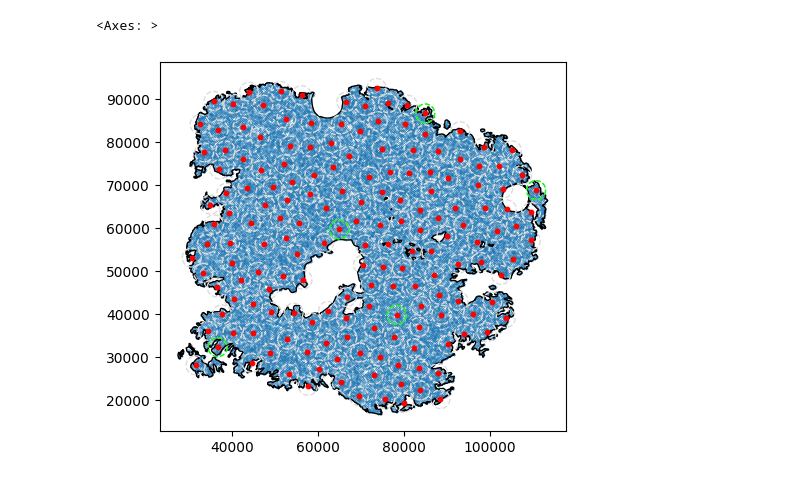
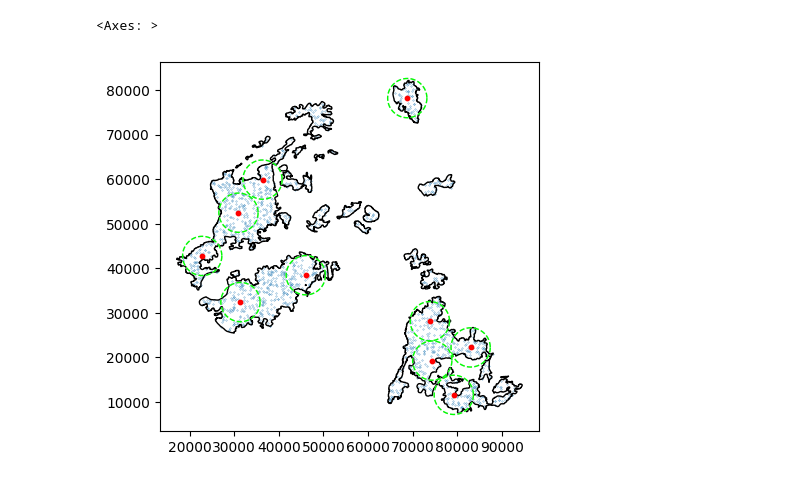
Before and after one commit to M-Fotheringham/Whole-Slide_vs_TMA_Sampling, a Jupyter notebook: src/SimuSamp/new_funcs/compute/test.ipynb, the cells around one changed output. Cells and saved outputs as stored; diff of their text form; code cells hidden in the pictures.

```diff
--- a/src/SimuSamp/new_funcs/compute/test.ipynb
+++ b/src/SimuSamp/new_funcs/compute/test.ipynb
@@ -70,5 +20,5 @@ Name: 2, dtype: object
 # %%
-spatdat = SpatDat(sampleid="08_J", parent_filepath=parent_filepath)
+spatdat = SpatDat(sampleid="03_B", parent_filepath=parent_filepath)
 # %%
 cells = spatdat.subset_cells("extended_partition")
 tum_cells = spatdat.subset_cells("tumour")
@@ -80,8 +30,7 @@ outer_im = spatdat.subset_annotation("outer_IM")
 # %%
 im_polygon = gpd.GeoDataFrame(geometry=[im])
 # %%
-pgon = tum
-polygon = gpd.GeoDataFrame(geometry=[pgon])
+tum_polygon = gpd.GeoDataFrame(geometry=[tum])
 # %%
 def int_area(point, poly, r=0.2):
 
@@ -168,21 +117,21 @@ plt.plot(*core.exterior.xy)
 # %%
-res = sample_n_cores(spatdat, region="tumour", core_radius=0.5, n_core_list=[5], iterations=5)
+res = sample_n_cores(spatdat, region="tumour")
 # %%
 eligible_points = gpd.GeoDataFrame(res, geometry="eligible_points")
 sampled_cores = gpd.GeoDataFrame(res, geometry="cores")
 # %%
-idx = 0
-radius = eligible_points.iloc[[idx]]["core_radius"][0]
-region = eligible_points.iloc[[idx]]["region"][0]
+idx = 2999
+radius = eligible_points.iloc[[idx]]["core_radius"][idx]
+region = eligible_points.iloc[[idx]]["region"][idx]
 spatdat.poisson_cells[region].plot(markersize=0.05)
-polygon.plot(ax=plt.gca(), color="None")
+tum_polygon.plot(ax=plt.gca(), color="None")
 if region == "IM":
     im_polygon.plot(ax=plt.gca(), color="None", edgecolor="black", linestyle="--")
 eligible_points.iloc[[idx]].plot(ax=plt.gca(), color="red", markersize=10)
 eligible_points.iloc[[idx]].buffer(radius * 1000 / microns_per_pixel).plot(ax=plt.gca(), color="None", edgecolor="gainsboro", linestyle="--")
 sampled_cores.iloc[[idx]].plot(ax=plt.gca(), color="None", edgecolor="lime", linestyle="--")
 # %% [output]
 <Axes: >
-[figure, old version]
+[figure, new version]
 # %%
 res.to_excel("sampled_cores.xlsx")
```
Also changed, not shown: parts of 10 cells of this notebook, 4 other files.
